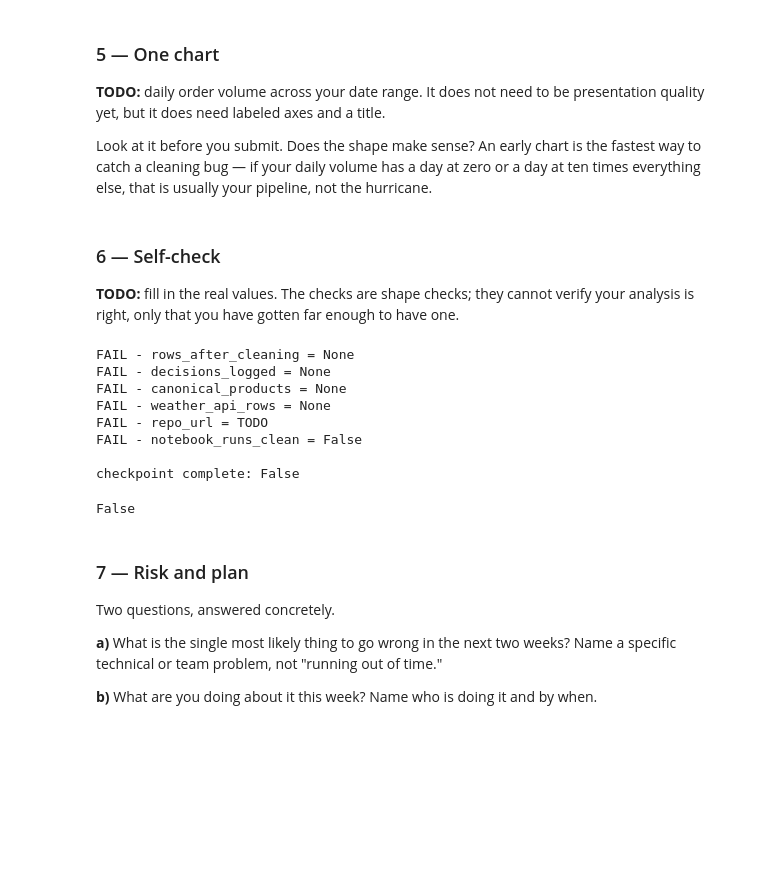
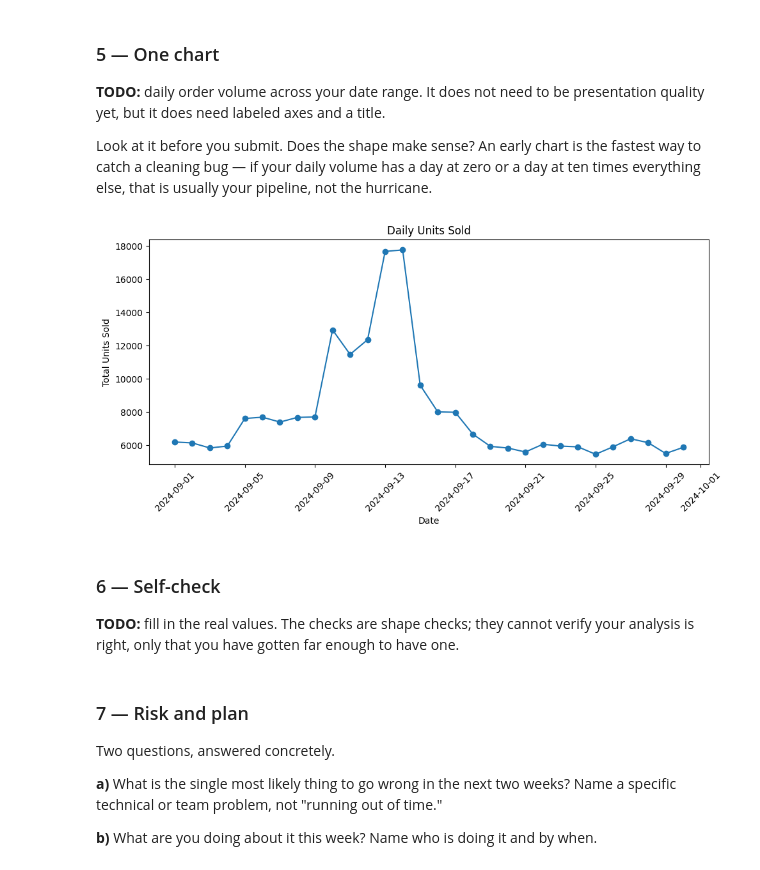
Before and after one commit to rushilnanga/walmart-hurricane-project, a Jupyter notebook: 2026_10_23_—_Midterm_Checkpoint_—_Lab.ipynb, the cells around one changed output. Drawn from its saved outputs; the diff is of its cells as text; code cells hidden in the pictures; blank space fills up the shorter version.

```diff
--- a/2026_10_23_—_Midterm_Checkpoint_—_Lab.ipynb
+++ b/2026_10_23_—_Midterm_Checkpoint_—_Lab.ipynb
@@ -296,3 +344,20 @@ Look at it before you submit. Does the shape make sense? An early chart is the f
+# %%
+import matplotlib.pyplot as plt
+
+daily = sales.groupby("date")["total_units"].sum()
+
+plt.figure(figsize=(10, 5))
+plt.plot(daily.index, daily.values, marker="o")
+
+plt.title("Daily Units Sold")
+plt.xlabel("Date")
+plt.ylabel("Total Units Sold")
+plt.xticks(rotation=45)
+
+plt.tight_layout()
+plt.show()
+# %% [output]
+[figure, added]
 # %% [markdown]
 ### 6 — Self-check
 
@@ -302,7 +367,7 @@ progress = {
     'rows_after_cleaning': None,        # TODO: an integer
     'decisions_logged': None,           # TODO: how many entries in your log
     'canonical_products': None,         # TODO: distinct products after consolidation
-    'weather_api_rows': None,           # TODO: rows returned by your API call
+    'weather_api_rows': 1,           # TODO: rows returned by your API call
     'repo_url': 'TODO',
     'notebook_runs_clean': False,       # TODO: True after Restart and Run All
 }
@@ -319,16 +384,6 @@ def check(items):
     return ok
 
 check(progress)
-# %% [output]
-FAIL - rows_after_cleaning = None
-FAIL - decisions_logged = None
-FAIL - canonical_products = None
-FAIL - weather_api_rows = None
-FAIL - repo_url = TODO
-FAIL - notebook_runs_clean = False
-
-checkpoint complete: False
-False
 # %% [markdown]
 ### 7 — Risk and plan
 
```
Also changed, not shown: parts of 5 cells of this notebook.
